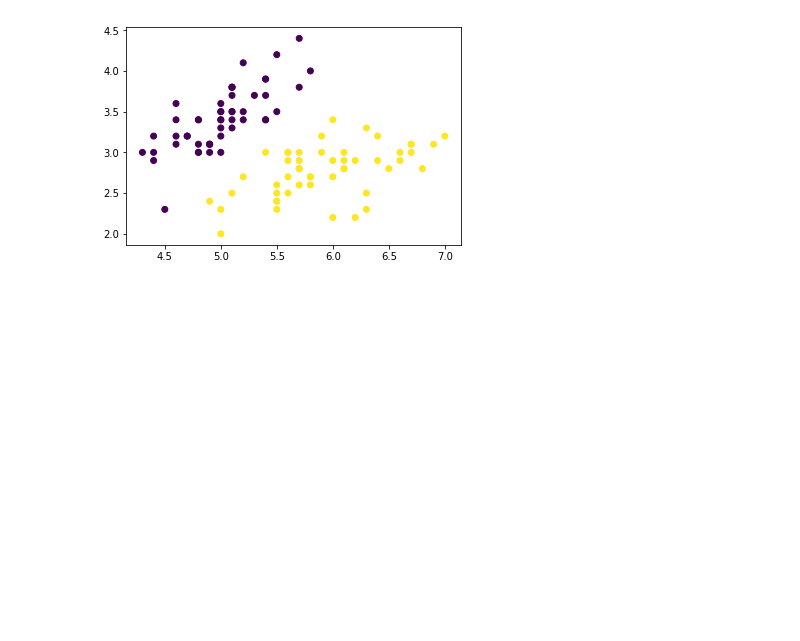
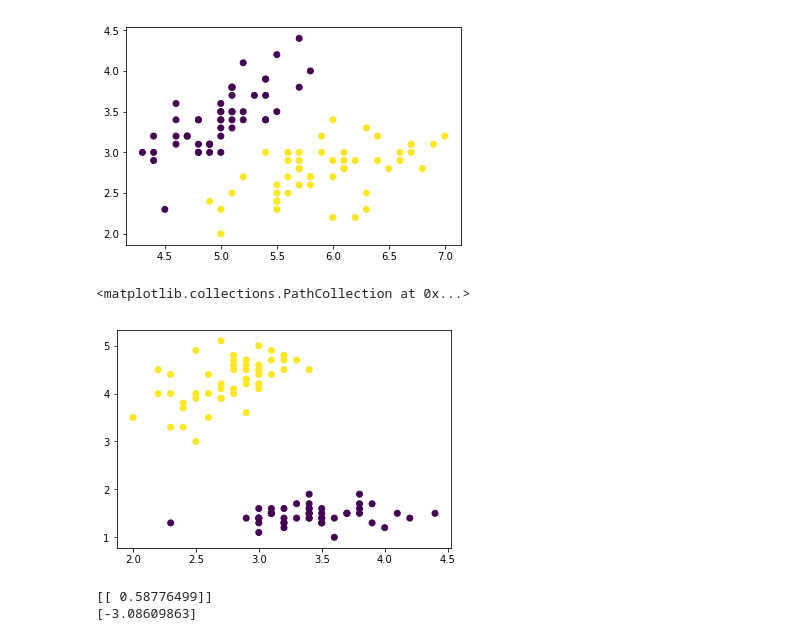
Before and after one commit to khirayama/data-analysis-training, a Jupyter notebook: p129-section011-iris.ipynb, the cells around one changed output. Saved outputs shown, nothing was run; the diff lists cells and outputs as text; code cells hidden in the pictures; blank space fills up the shorter version.

```diff
--- a/p129-section011-iris.ipynb
+++ b/p129-section011-iris.ipynb
@@ -56,3 +56,23 @@ plt.scatter(data_iris.iloc[:, 0], data_iris.iloc[:, 1], c=data_iris["target"])
 # %% [output]
 <matplotlib.collections.PathCollection at 0x...>
 [figure]
+# %%
+plt.scatter(data_iris.iloc[:, 1], data_iris.iloc[:, 2], c=data_iris["target"])
+# %% [output]
+<matplotlib.collections.PathCollection at 0x...>
+[figure, added]
+# %%
+logit = LogisticRegression()
+
+x_column_list = ['sepal length (cm)']
+y_column_list = ['target']
+
+x = data_iris[x_column_list]
+y = data_iris[y_column_list]
+
+logit.fit(x, y)
+print(logit.coef_)
+print(logit.intercept_)
+# %% [output]
+[[ 0.58776499]]
+[-3.08609863]
```
